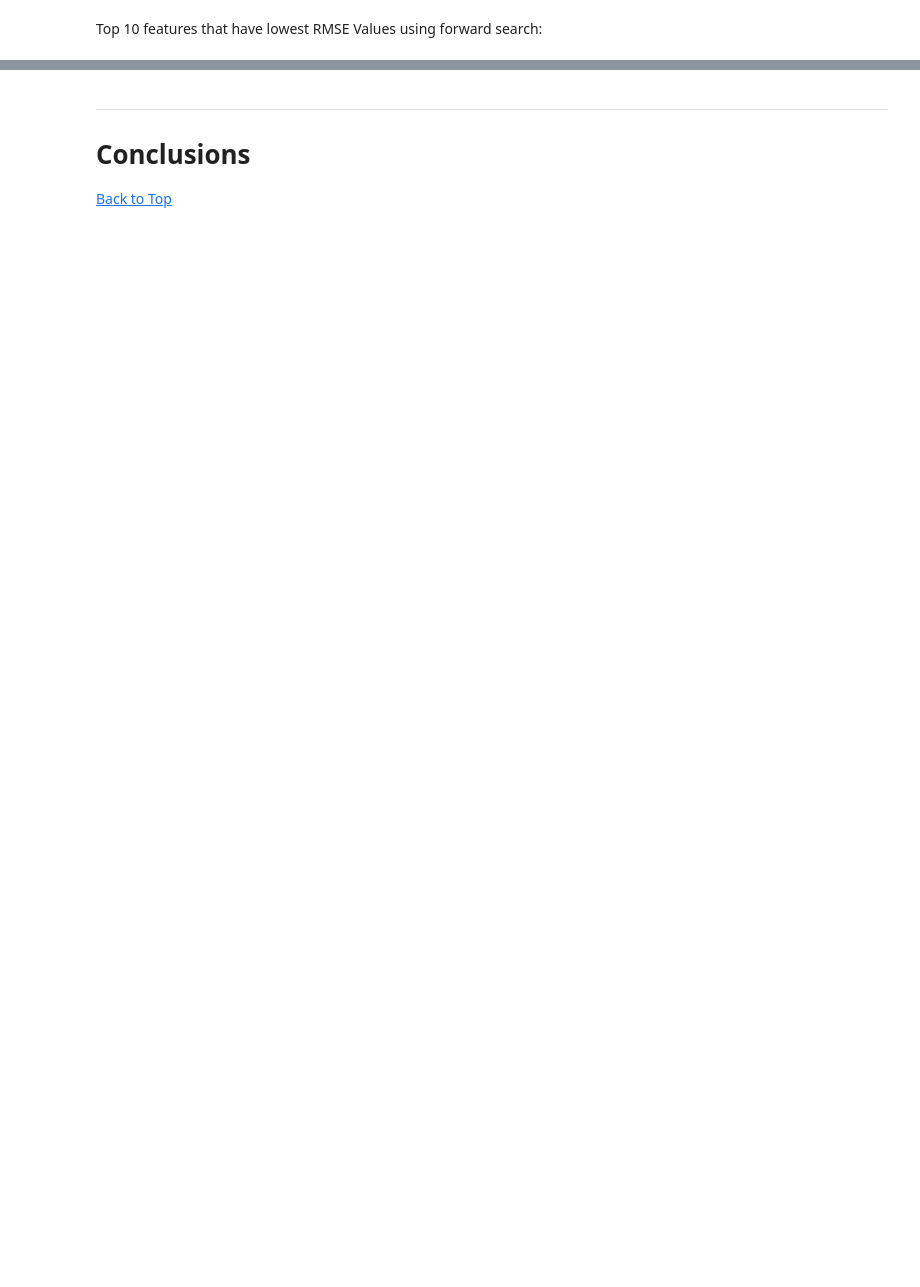
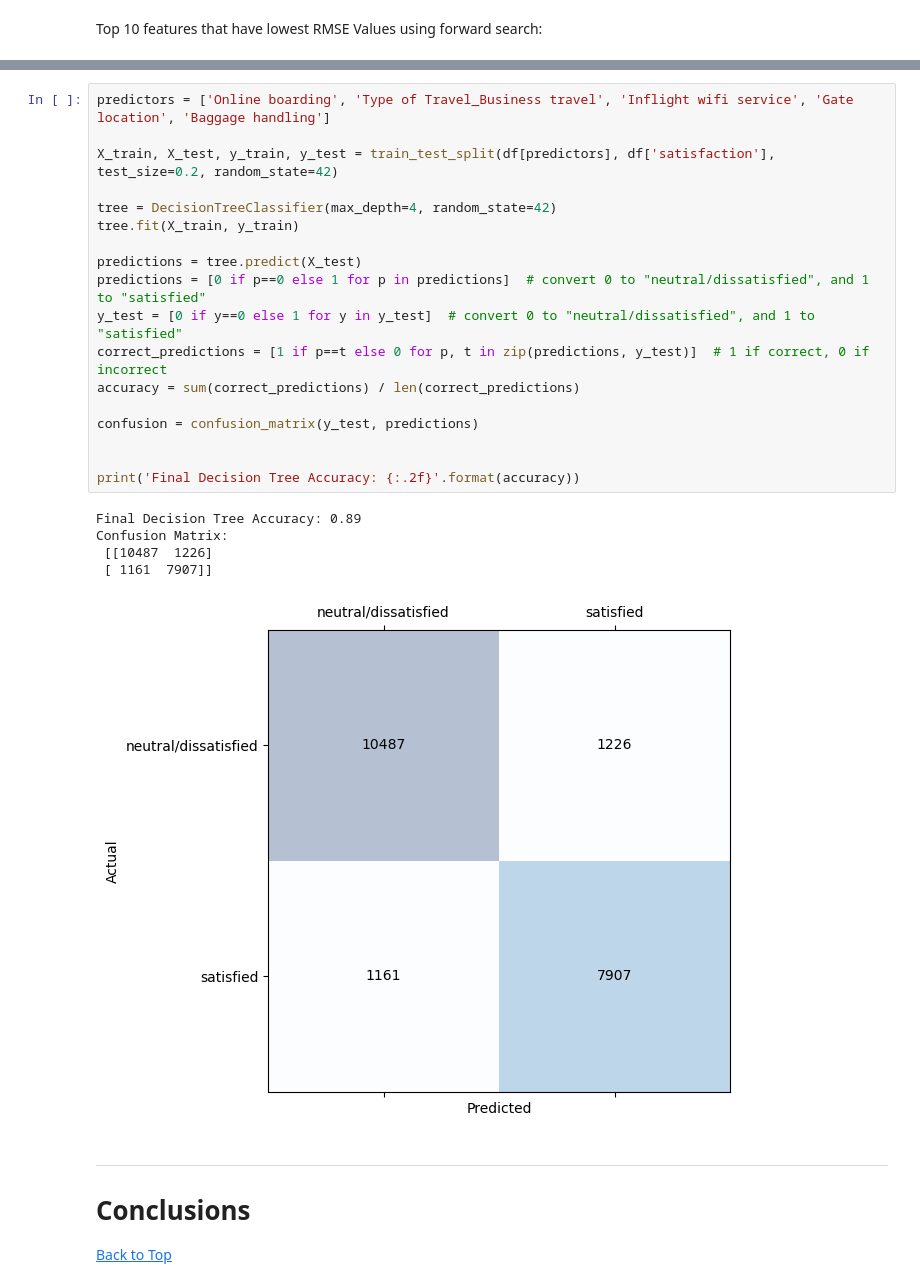
Before and after one commit to BayTech-CSUMB/CST383Final, a Jupyter notebook: finalProject.ipynb, the cells around one changed output, grey strips where cells are left out. Drawn from its saved outputs; the diff is of its cells as text; blank space fills up the shorter version.

```diff
--- a/finalProject.ipynb
+++ b/finalProject.ipynb
@@ -616,3 +668,27 @@ Feature: Food and drink, Accuracy: 0.60
+# %%
+predictors = ['Online boarding', 'Type of Travel_Business travel', 'Inflight wifi service', 'Gate location', 'Baggage handling']
+
+X_train, X_test, y_train, y_test = train_test_split(df[predictors], df['satisfaction'], test_size=0.2, random_state=42)
+
+tree = DecisionTreeClassifier(max_depth=4, random_state=42)
+tree.fit(X_train, y_train)
+
+predictions = tree.predict(X_test)
+predictions = [0 if p==0 else 1 for p in predictions]  # convert 0 to "neutral/dissatisfied", and 1 to "satisfied"
+y_test = [0 if y==0 else 1 for y in y_test]  # convert 0 to "neutral/dissatisfied", and 1 to "satisfied"
+correct_predictions = [1 if p==t else 0 for p, t in zip(predictions, y_test)]  # 1 if correct, 0 if incorrect
+accuracy = sum(correct_predictions) / len(correct_predictions)
+
+confusion = confusion_matrix(y_test, predictions)
+
+
+print('Final Decision Tree Accuracy: {:.2f}'.format(accuracy))
+# %% [output]
+Final Decision Tree Accuracy: 0.89
+Confusion Matrix:
+ [[10487  1226]
+ [ 1161  7907]]
+[figure, added]
 # %% [markdown]
 ---
 
```
Also changed, not shown: parts of 20 cells of this notebook.
